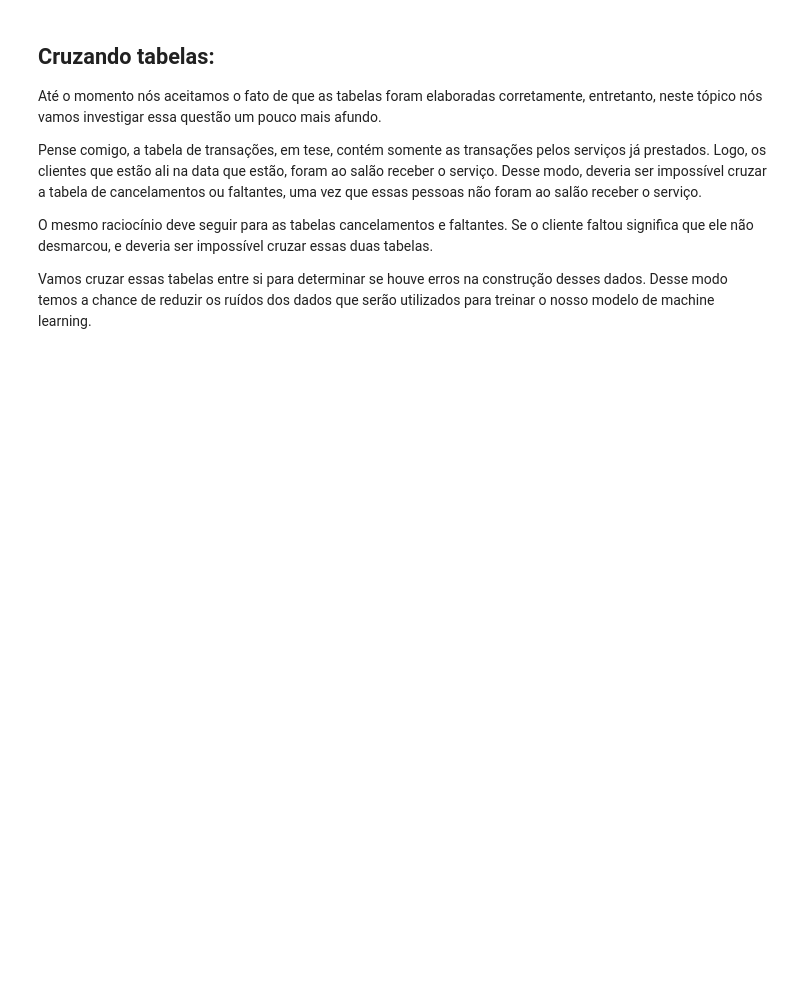
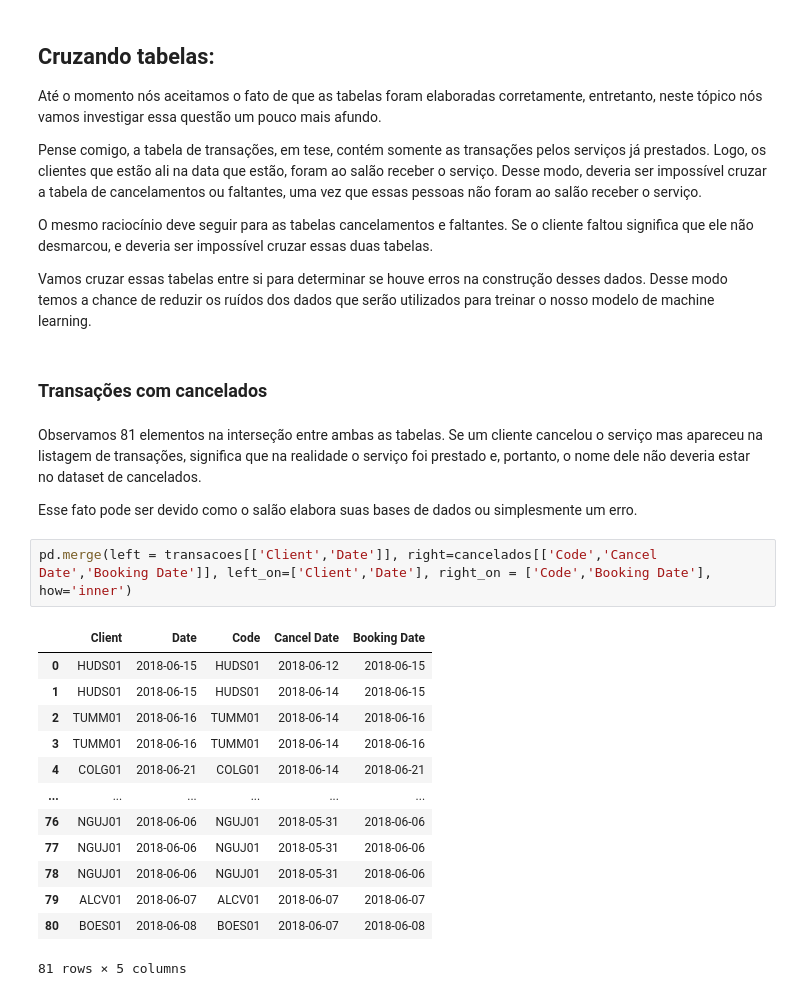
Before and after one commit to Alexandre-Esposte/Reserva_Nao_Honrada, a Jupyter notebook: notebooks/analises.ipynb, the cells around one changed output. Drawn from its saved outputs; the diff is of its cells as text; blank space fills up the shorter version.

```diff
--- a/notebooks/analises.ipynb
+++ b/notebooks/analises.ipynb
@@ -985,3 +985,25 @@ Pense comigo, a tabela de transações, em tese, contém somente as transações
 O mesmo raciocínio deve seguir para as tabelas cancelamentos e faltantes. Se o cliente faltou significa que ele não desmarcou, e deveria ser impossível cruzar essas duas tabelas.
 
 Vamos cruzar essas tabelas entre si para determinar se houve erros na construção desses dados. Desse modo temos a chance de reduzir os ruídos dos dados que serão utilizados para treinar o nosso modelo de machine learning.
+# %% [markdown]
+### **Transações com cancelados**
+# %% [markdown]
+Observamos 81 elementos na interseção entre ambas as tabelas. Se um cliente cancelou o serviço mas apareceu na listagem de transações, significa que na realidade o serviço foi prestado e, portanto, o nome dele não deveria estar no dataset de cancelados.
+
+Esse fato pode ser devido como o salão elabora suas bases de dados ou simplesmente um erro.
+# %%
+pd.merge(left = transacoes[['Client','Date']], right=cancelados[['Code','Cancel Date','Booking Date']], left_on=['Client','Date'], right_on = ['Code','Booking Date'], how='inner')
+# %% [output]
+|  | Client | Date | Code | Cancel Date | Booking Date |
+| 0 | HUDS01 | 2018-06-15 | HUDS01 | 2018-06-12 | 2018-06-15 |
+| 1 | HUDS01 | 2018-06-15 | HUDS01 | 2018-06-14 | 2018-06-15 |
+| 2 | TUMM01 | 2018-06-16 | TUMM01 | 2018-06-14 | 2018-06-16 |
+| 3 | TUMM01 | 2018-06-16 | TUMM01 | 2018-06-14 | 2018-06-16 |
+| 4 | COLG01 | 2018-06-21 | COLG01 | 2018-06-14 | 2018-06-21 |
+| ... | ... | ... | ... | ... | ... |
+| 76 | NGUJ01 | 2018-06-06 | NGUJ01 | 2018-05-31 | 2018-06-06 |
+| 77 | NGUJ01 | 2018-06-06 | NGUJ01 | 2018-05-31 | 2018-06-06 |
+| 78 | NGUJ01 | 2018-06-06 | NGUJ01 | 2018-05-31 | 2018-06-06 |
+| 79 | ALCV01 | 2018-06-07 | ALCV01 | 2018-06-07 | 2018-06-07 |
+| 80 | BOES01 | 2018-06-08 | BOES01 | 2018-06-07 | 2018-06-08 |
+81 rows × 5 columns
```
Also changed, not shown: parts of 9 cells of this notebook.
